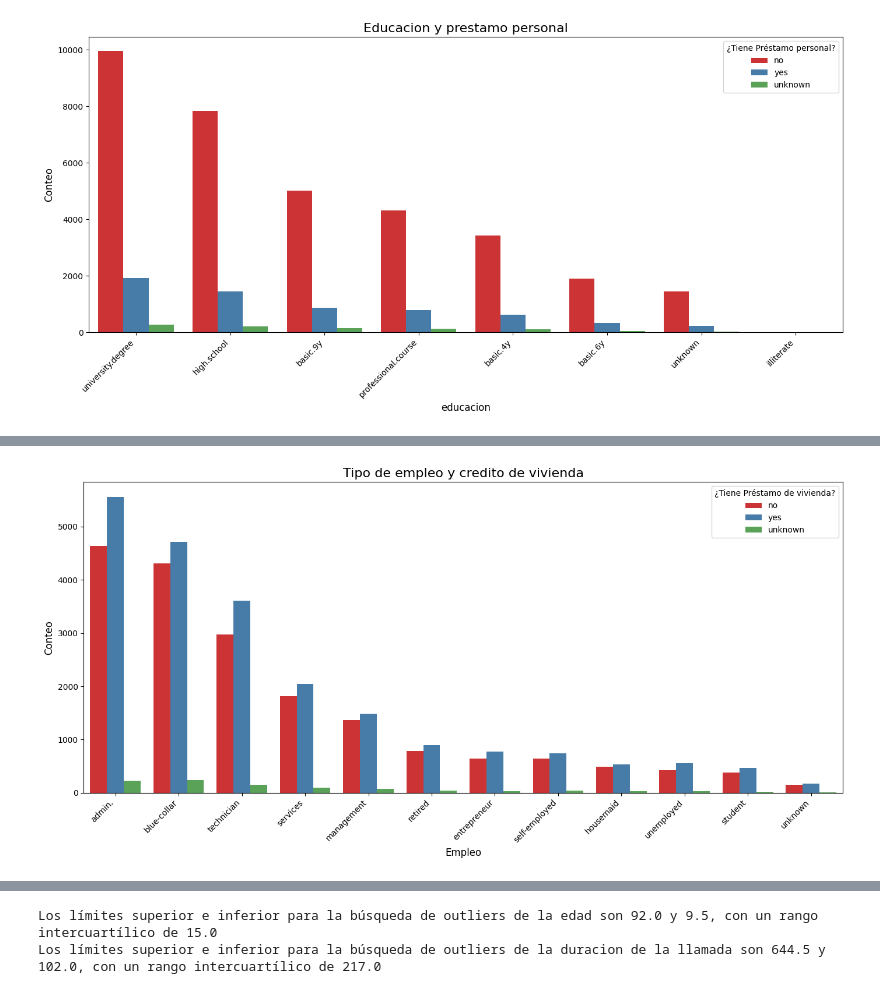
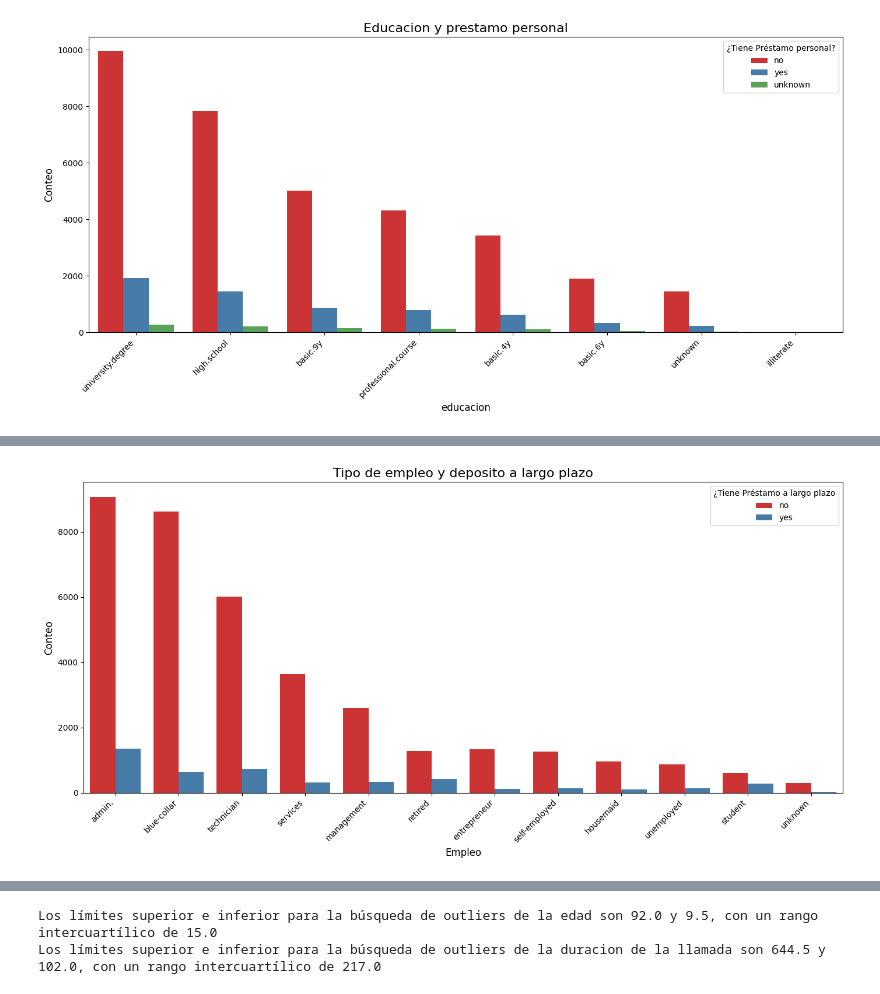
Before and after one commit to 4GeeksAcademy/gabrielajara2982-primer-algoritmo-ml-regresion-logistica, a Jupyter notebook: src/explore.ipynb, the cells around one changed output, grey strips where cells are left out. Cells and saved outputs as stored; diff of their text form; code cells hidden in the pictures.

```diff
--- a/src/explore.ipynb
+++ b/src/explore.ipynb
@@ -384,14 +384,14 @@ Los clientes con mayor educacion tienen mas credito de vivienda
 # %%
 plt.figure(figsize=(14, 7))
-sns.countplot(data=df, x='job', hue='housing',palette='Set1', order=df['job'].value_counts().index )
+sns.countplot(data=df, x='job', hue='y',palette='Set1', order=df['job'].value_counts().index )
 plt.xticks(rotation=45, ha='right', fontsize=10)
-plt.title('Tipo de empleo y credito de vivienda', fontsize=16)
+plt.title('Tipo de empleo y deposito a largo plazo', fontsize=16)
 plt.xlabel('Empleo', fontsize=12)
 plt.ylabel('Conteo', fontsize=12)
-plt.legend(title='¿Tiene Préstamo de vivienda?')
+plt.legend(title='¿Tiene Préstamo a largo plazo')
 plt.tight_layout()
 plt.show()
 # %% [output]
-[figure, old version]
+[figure, new version]
 # %%
 plt.figure(figsize=(14, 7))
```
Also changed, not shown: parts of 3 cells of this notebook.
